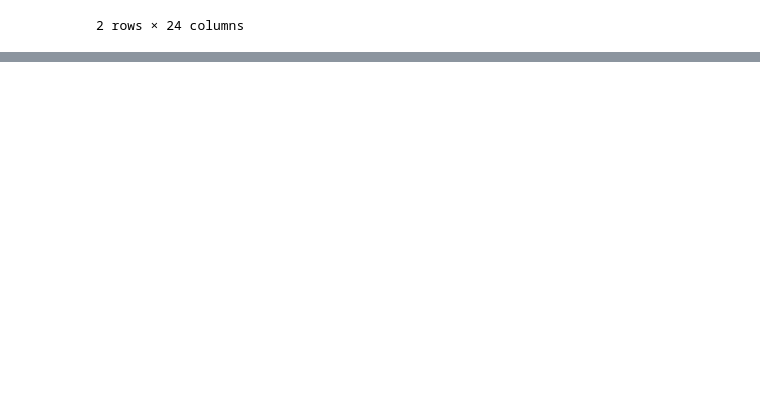
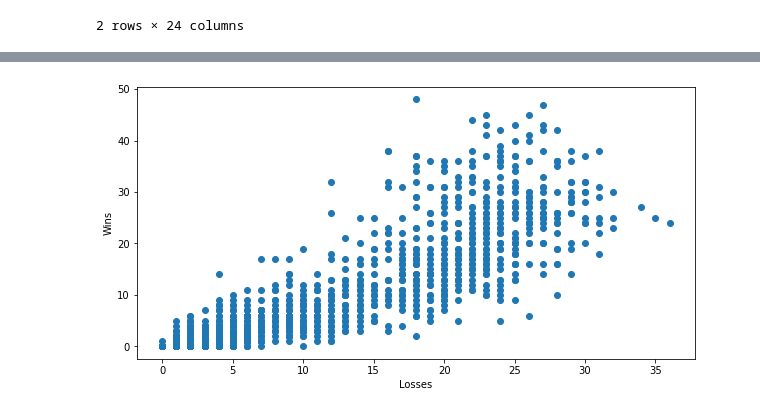
Before and after one commit to joeelorm/Projects, a Jupyter notebook: Machine Learning/Tennis Ace.ipynb, the cells around one changed output, grey strips where cells are left out. Saved outputs shown, nothing was run; the diff lists cells and outputs as text; code cells hidden in the pictures; blank space fills up the shorter version.

```diff
--- a/Machine Learning/Tennis Ace.ipynb
+++ b/Machine Learning/Tennis Ace.ipynb
@@ -81,0 +99,8 @@ plt.show()
+# %%
+plt.figure(figsize = (10, 5))
+plt.scatter(tennis['Losses'], tennis['Wins'])
+plt.xlabel('Losses')
+plt.ylabel('Wins')
+plt.show()
+# %% [output]
+[figure, added]
```
Also changed, not shown: parts of 9 cells of this notebook.
